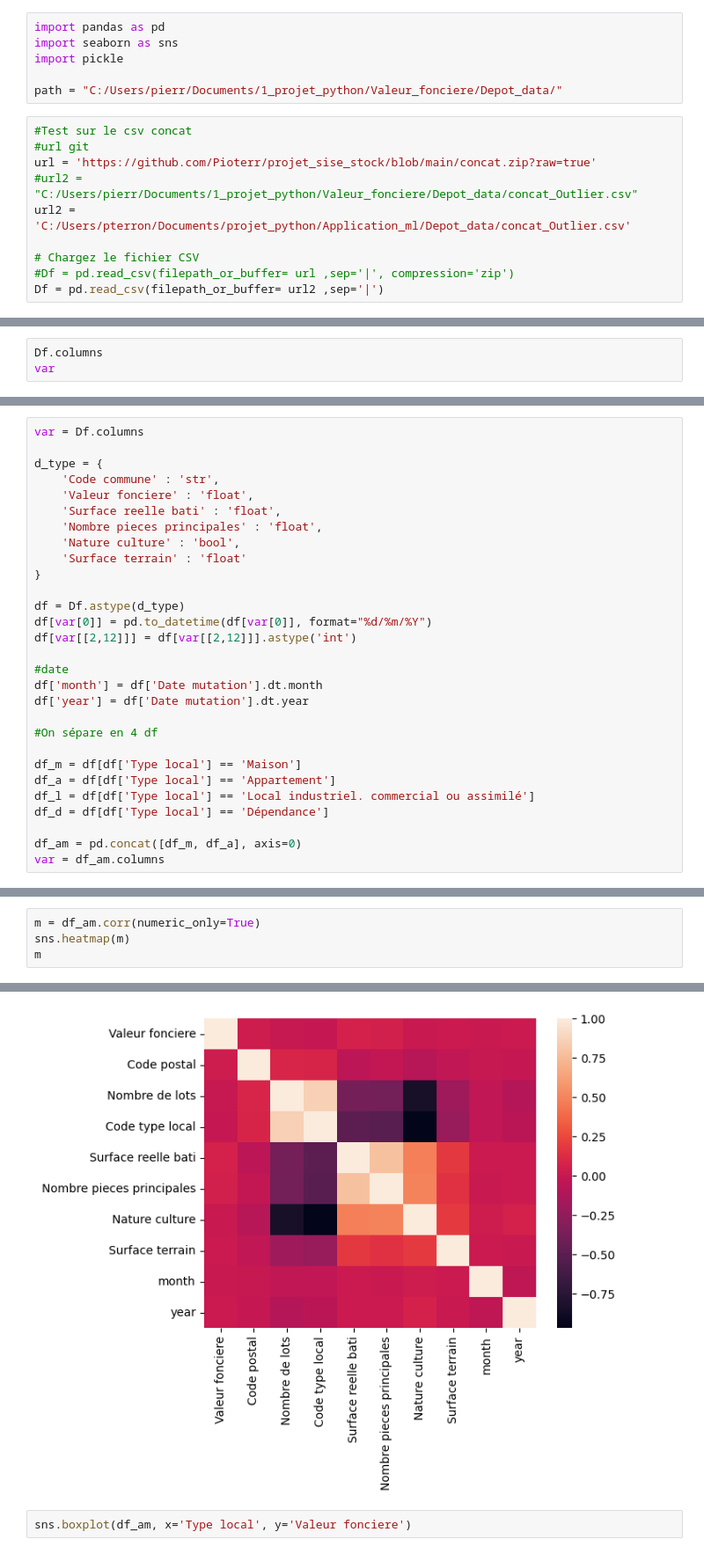
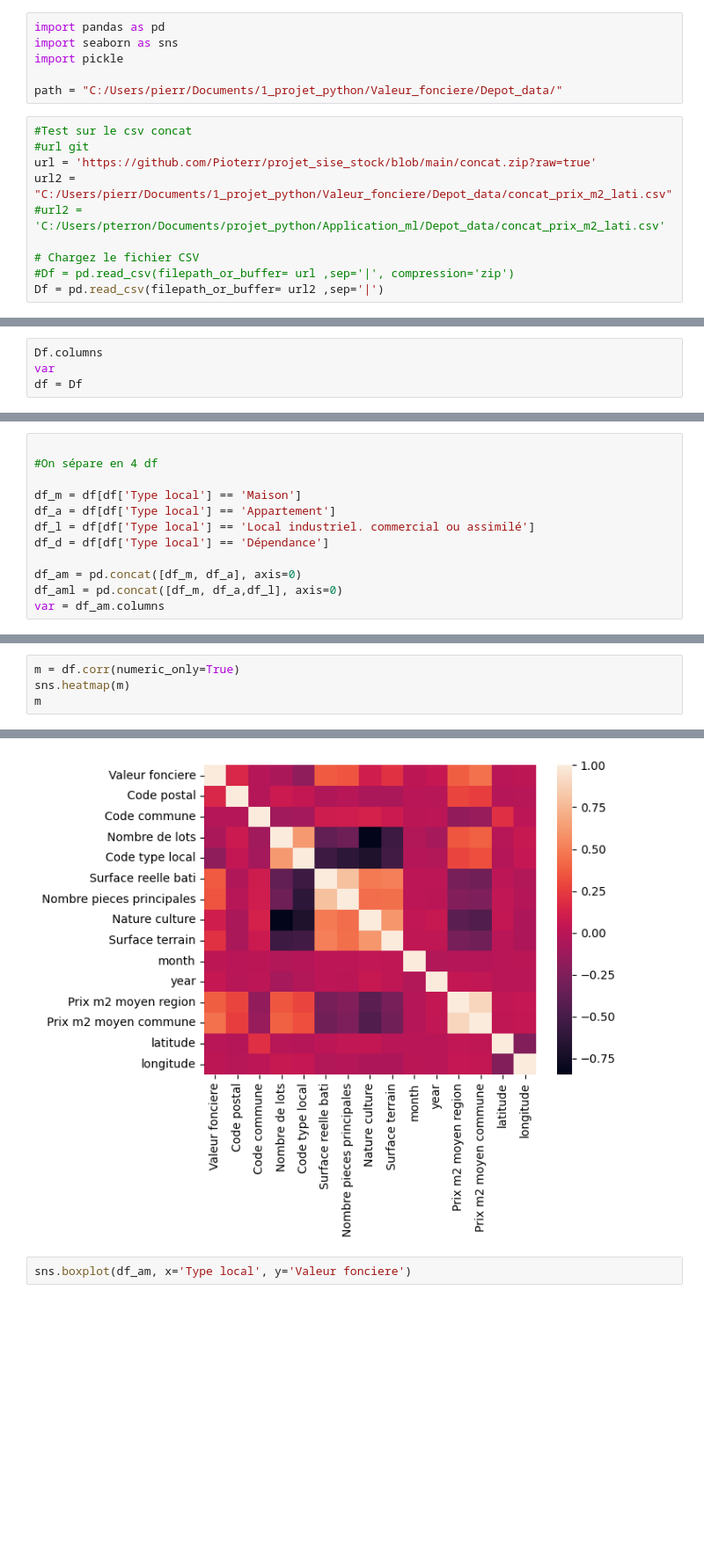
Before and after one commit to Ndeyefatou8/Machine_Learning, a Jupyter notebook: ML_model.ipynb, the cells around one changed output, grey strips where cells are left out. Shown: that part at 88% size. Saved outputs shown, nothing was run; the diff lists cells and outputs as text; blank space fills up the shorter version.

```diff
--- a/ML_model.ipynb
+++ b/ML_model.ipynb
@@ -8,8 +8,8 @@ path = "C:/Users/pierr/Documents/1_projet_python/Valeur_fonciere/Depot_data/"
 #Test sur le csv concat
 #url git
 url = 'https://github.com/Pioterr/projet_sise_stock/blob/main/concat.zip?raw=true'
-#url2 = "C:/Users/pierr/Documents/1_projet_python/Valeur_fonciere/Depot_data/concat_Outlier.csv"
-url2 = 'C:/Users/pterron/Documents/projet_python/Application_ml/Depot_data/concat_Outlier.csv'
+url2 = "C:/Users/pierr/Documents/1_projet_python/Valeur_fonciere/Depot_data/concat_prix_m2_lati.csv"
+#url2 = 'C:/Users/pterron/Documents/projet_python/Application_ml/Depot_data/concat_prix_m2_lati.csv'
 
 # Chargez le fichier CSV
 #Df = pd.read_csv(filepath_or_buffer= url ,sep='|', compression='zip')
@@ -40,3 +76,4 @@ var
 # %%
 Df.columns
 var
+df = Df
@@ -50,22 +80,4 @@ Index(['Date mutation', 'Nature mutation', 'Valeur fonciere', 'Type de voie',
 # %%
-var = Df.columns
-
-d_type = {
-    'Code commune' : 'str',
-    'Valeur fonciere' : 'float',
-    'Surface reelle bati' : 'float',
-    'Nombre pieces principales' : 'float',
-    'Nature culture' : 'bool',
-    'Surface terrain' : 'float'
-}
-
-df = Df.astype(d_type)
-df[var[0]] = pd.to_datetime(df[var[0]], format="%d/%m/%Y")
-df[var[[2,12]]] = df[var[[2,12]]].astype('int')
-
-#date
-df['month'] = df['Date mutation'].dt.month
-df['year'] = df['Date mutation'].dt.year
 
 #On sépare en 4 df
 
@@ -75,4 +87,5 @@ df_l = df[df['Type local'] == 'Local industriel. commercial ou assimilé']
 df_d = df[df['Type local'] == 'Dépendance']
 
 df_am = pd.concat([df_m, df_a], axis=0)
+df_aml = pd.concat([df_m, df_a,df_l], axis=0)
 var = df_am.columns
@@ -88,5 +96,5 @@ df_am.head()
 # %%
-m = df_am.corr(numeric_only=True)
+m = df.corr(numeric_only=True)
 sns.heatmap(m)
 m
 # %% [output]
@@ -104,4 +117,4 @@ m
-[figure, old version]
+[figure, new version]
 # %%
 sns.boxplot(df_am, x='Type local', y='Valeur fonciere')
 # %% [output]
```
Also changed, not shown: parts of 35 cells of this notebook, 5 other files.
